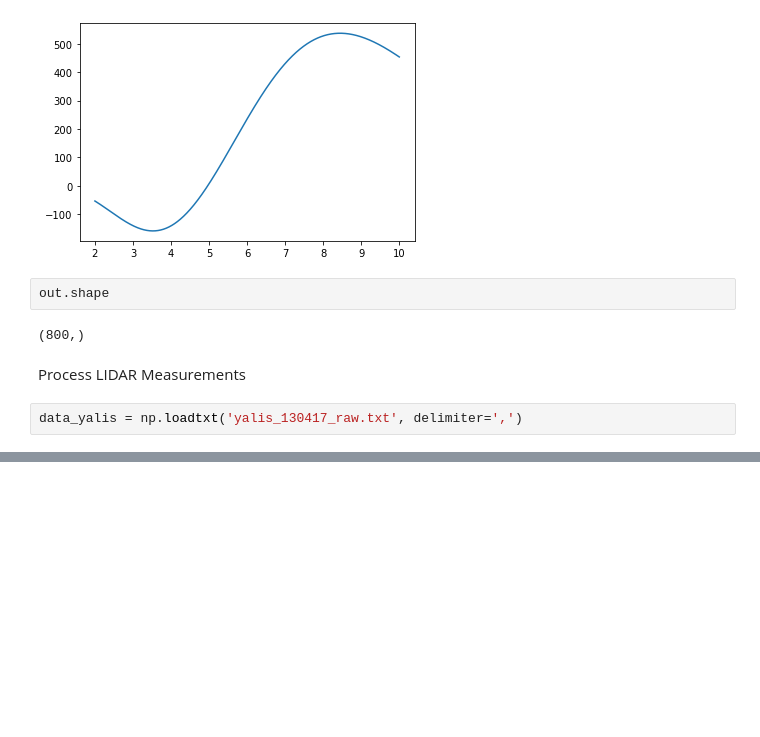
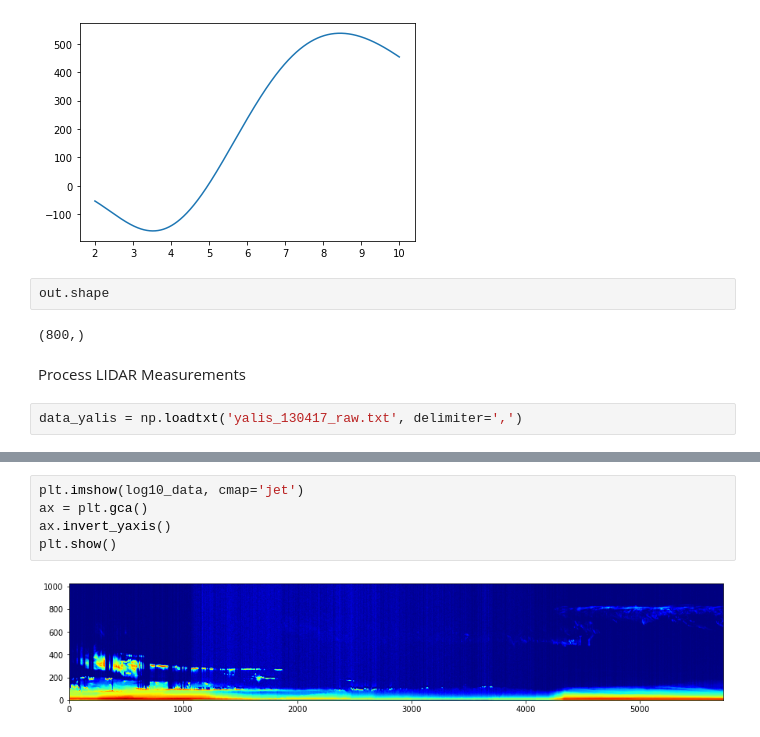
Before and after one commit to d3sp3r4t3Student/Observation-and-Data-Processing, a Jupyter notebook: lecture_tasks.ipynb, the cells around one changed output, grey strips where cells are left out. Saved outputs shown, nothing was run; the diff lists cells and outputs as text; blank space fills up the shorter version.

```diff
--- a/lecture_tasks.ipynb
+++ b/lecture_tasks.ipynb
@@ -93,0 +117,7 @@ for i in np.arange(len(data_yalis)):
+# %%
+plt.imshow(log10_data, cmap='jet')
+ax = plt.gca()
+ax.invert_yaxis()
+plt.show()
+# %% [output]
+[figure, added]
```
Also changed, not shown: parts of 2 cells of this notebook.
